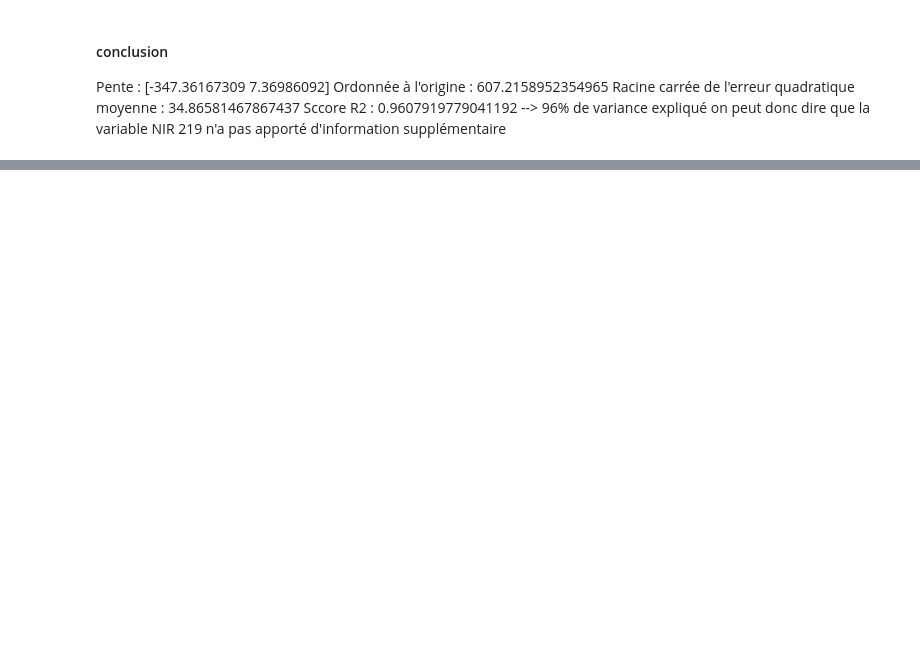
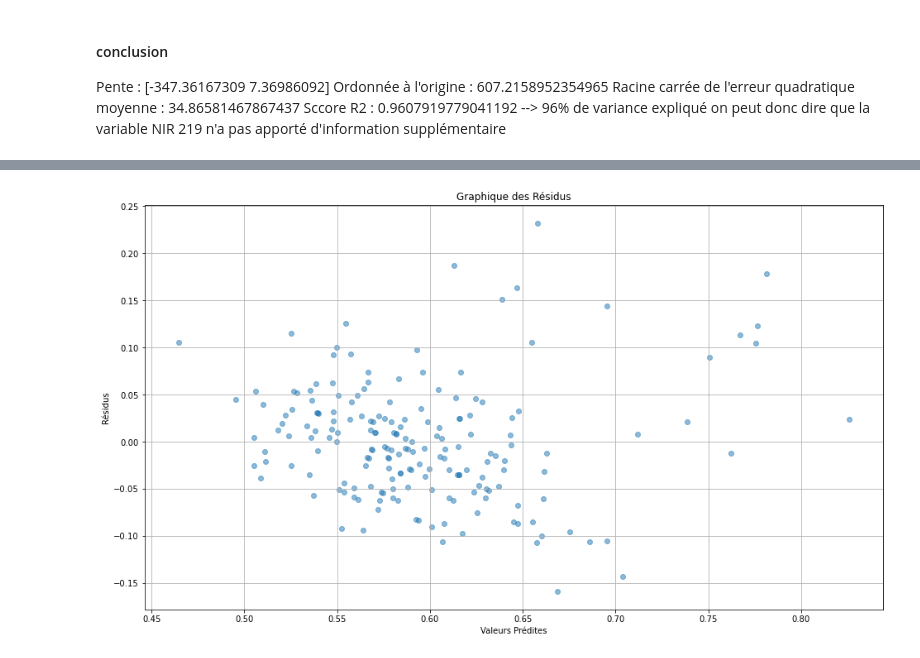
Before and after one commit to BigDwelcome/Chemoocs, a Jupyter notebook: Grain 7/Grain 7 .ipynb, the cells around one changed output, grey strips where cells are left out. Cells and saved outputs as stored; diff of their text form; code cells hidden in the pictures; blank space fills up the shorter version.

```diff
--- a/Grain 7/Grain 7 .ipynb
+++ b/Grain 7/Grain 7 .ipynb
@@ -231,0 +315,6 @@ Sccore R2 :  0.9607919779041192 --> 96% de variance expliqué on peut donc dire
+# %%
+# recuperons les indices suivantes
+indices = np.where(np.in1d(wavelength, [1000, 1124, 1248, 1372, 1496, 1620, 1744, 1868, 1992 ,2116]))
+
+intensities_filtered = intensities[:,indices[0]]
+intensities_filtered.shape
@@ -231,0 +330,23 @@ Sccore R2 :  0.9607919779041192 --> 96% de variance expliqué on peut donc dire
+# %%
+# Réalisation de la regression lineaire en utilisant scikit learn
+regression_model = LinearRegression()
+# centrer les données
+standardscale = StandardScaler()
+intensities_filtered = standardscale.fit_transform(intensities_filtered)
+
+# Entrainement du modèle
+
+regression_model.fit(intensities_filtered,y=c18_3w3)
+# prediction
+c18_3w3_predicted = regression_model.predict(X=intensities_filtered)
+
+# Evaluation du modèle
+rmse =np.sqrt(mean_squared_error(y_true=c18_3w3, y_pred= c18_3w3_predicted))
+r2 = r2_score(y_true=c18_3w3, y_pred= c18_3w3_predicted)
+r = np.sqrt(r2)
+# Affichage des valeurs
+print("Pente : " ,regression_model.coef_)
+print("Ordonnée à l'origine : ", regression_model.intercept_)
+print("Racine carrée de l'erreur quadratique moyenne : ", rmse)
+print('Sccore R2 : ', r2)
+print('Coefficient de correlation : ', r)
@@ -231,0 +370,16 @@ Sccore R2 :  0.9607919779041192 --> 96% de variance expliqué on peut donc dire
+# %%
+# Calcul des résidus
+residuals = c18_3w3 - c18_3w3_predicted
+
+# Créez un graphique de dispersion des résidus par rapport aux valeurs prédites
+plt.figure(figsize=(16, 9))
+plt.scatter(c18_3w3_predicted, residuals, alpha=0.5)
+plt.xlabel('Valeurs Prédites')
+plt.ylabel('Résidus')
+plt.title('Graphique des Résidus')
+plt.grid(True)
+
+# Affichez le graphique
+plt.show()
+# %% [output]
+[figure, added]
```
Also changed, not shown: parts of 28 cells of this notebook, 1 other file.
